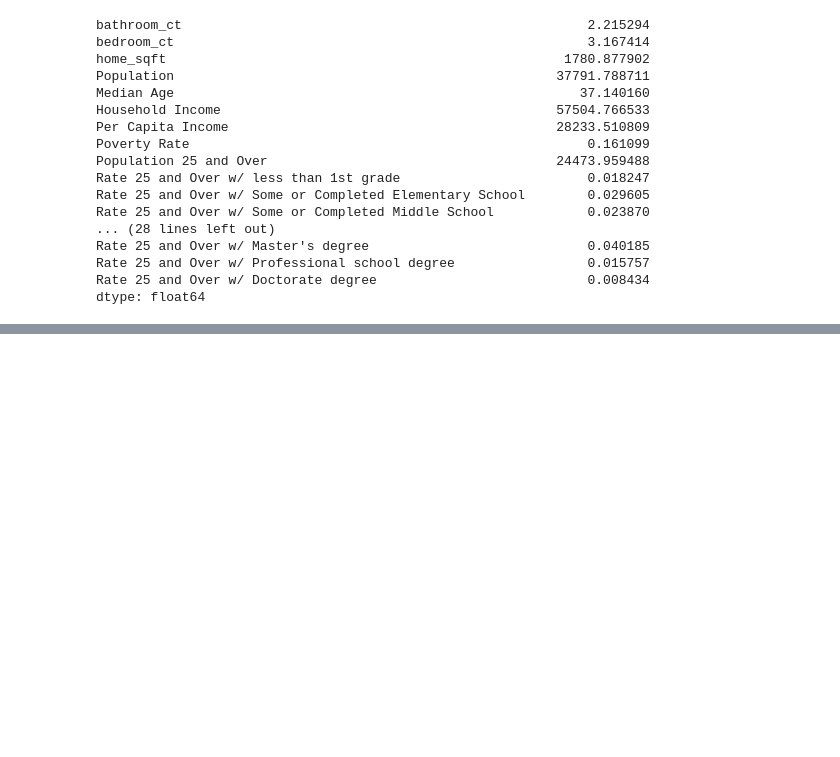
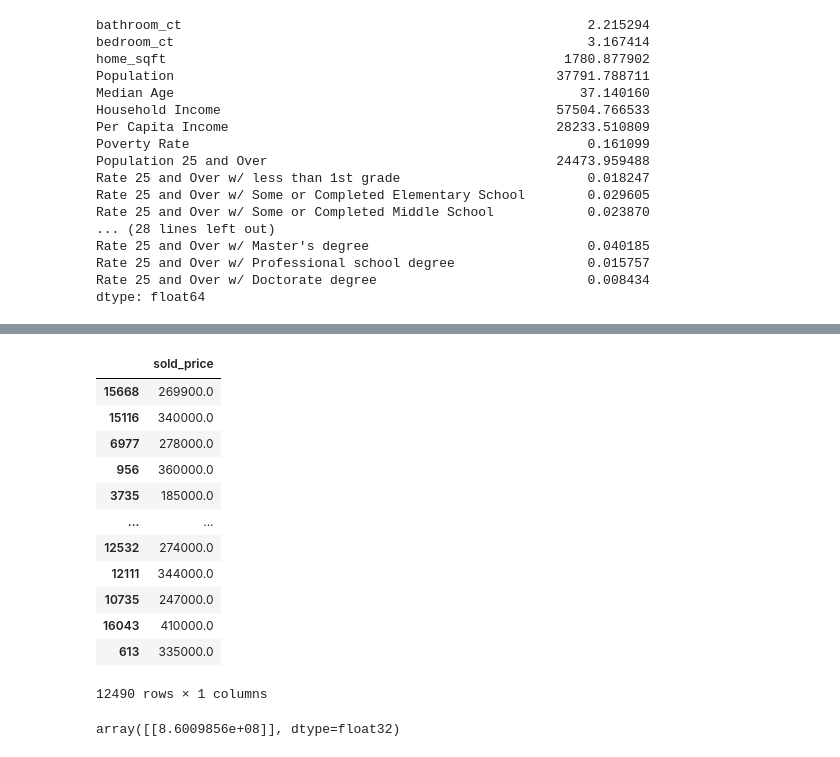
Before and after one commit to JamesRucker/Final_Project_Dilapidation_and_Housing_Prices, a Jupyter notebook: models/model_1.ipynb, the cells around one changed output, grey strips where cells are left out. Drawn from its saved outputs; the diff is of its cells as text; code cells hidden in the pictures; blank space fills up the shorter version.

```diff
--- a/models/model_1.ipynb
+++ b/models/model_1.ipynb
@@ -213,0 +231,20 @@ std_trans.to_csv("std_norm.csv")
+# %%
+y_train
+# %% [output]
+|  | sold_price |
+| 15668 | 269900.0 |
+| 15116 | 340000.0 |
+| 6977 | 278000.0 |
+| 956 | 360000.0 |
+| 3735 | 185000.0 |
+| ... | ... |
+| 12532 | 274000.0 |
+| 12111 | 344000.0 |
+| 10735 | 247000.0 |
+| 16043 | 410000.0 |
+| 613 | 335000.0 |
+12490 rows × 1 columns
+# %%
+model.predict(mean_trans)
+# %% [output]
+array([[8.6009856e+08]], dtype=float32)
```
Also changed, not shown: parts of 10 cells of this notebook, 7 other files.
